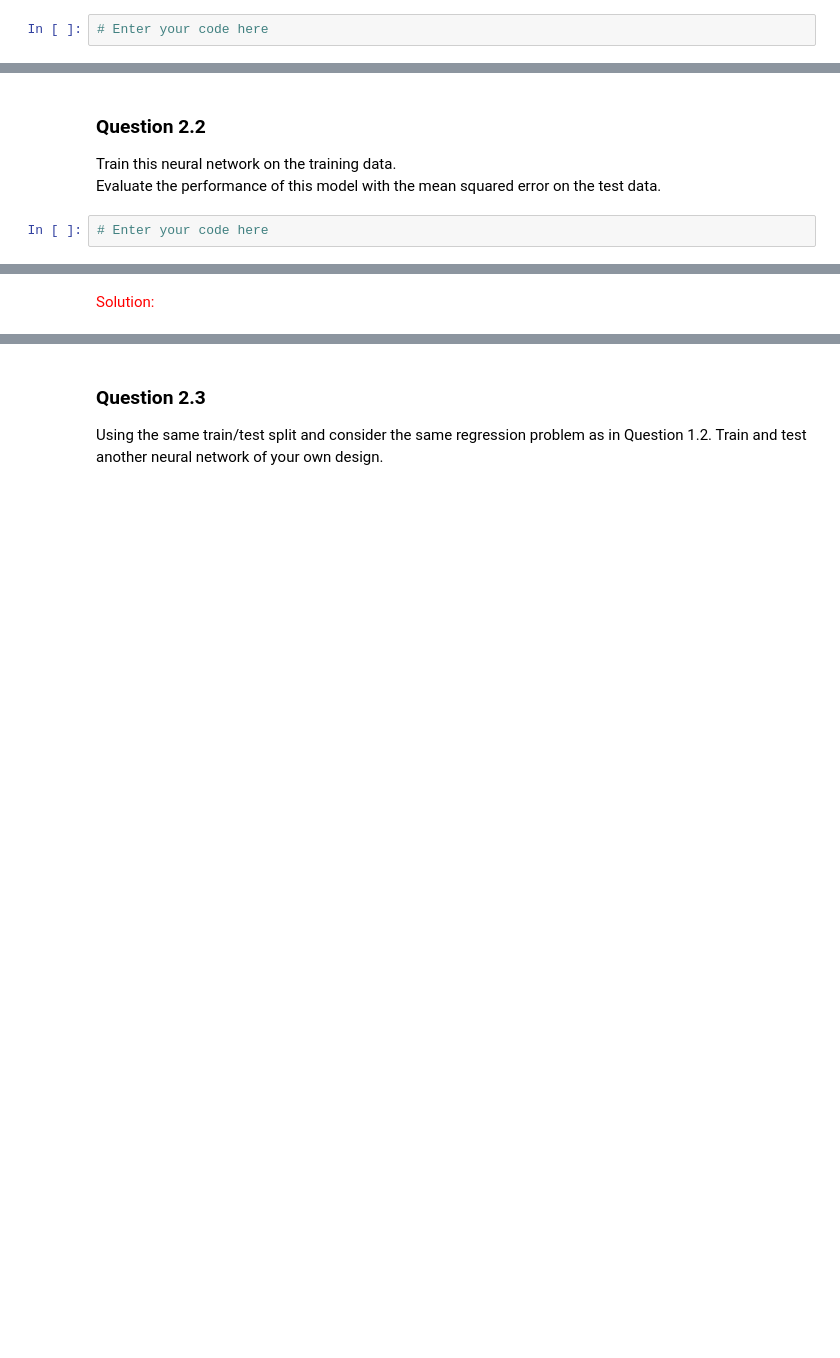
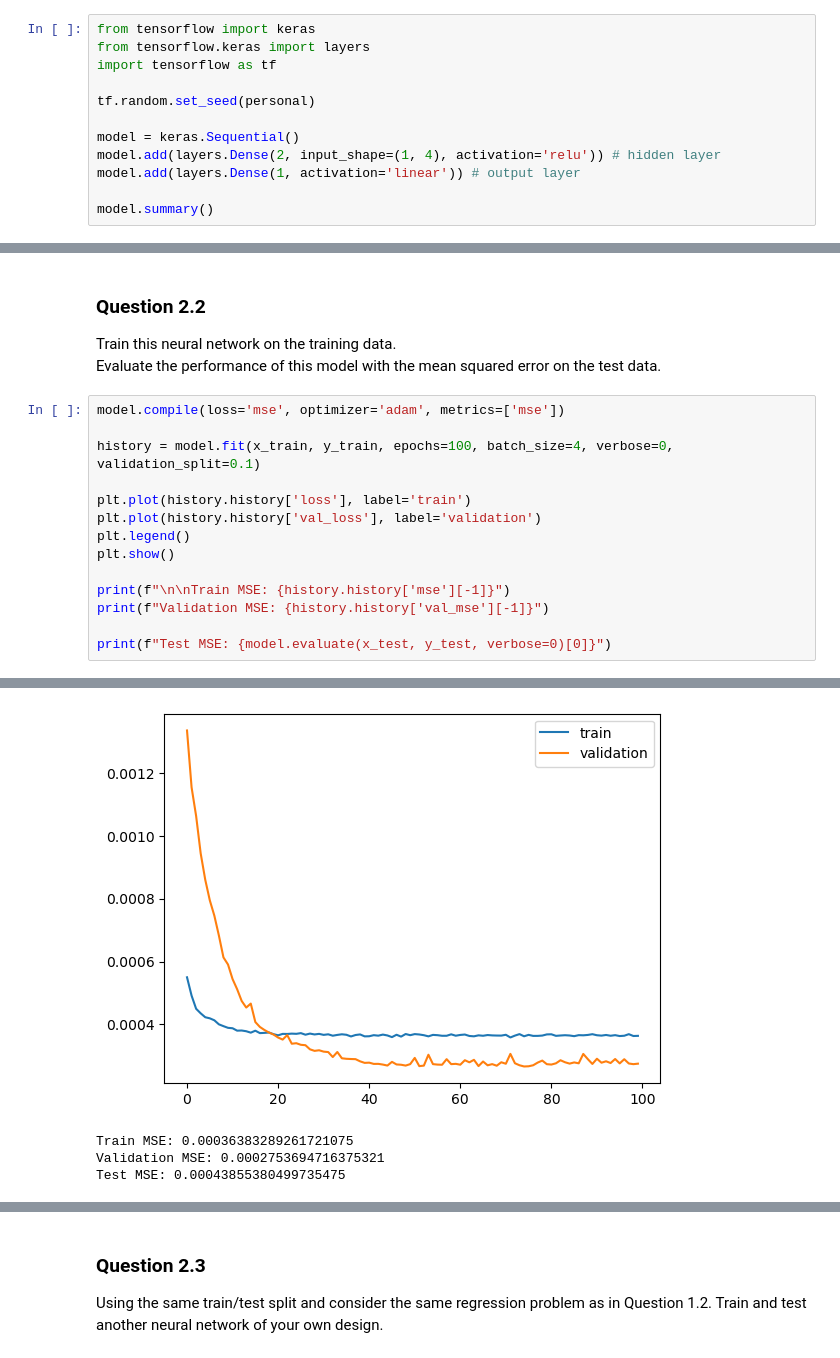
Before and after one commit to rshea33/FA-691, a Jupyter notebook: Homeworks/Homework 2/FA691-HW2.ipynb, the cells around one changed output, grey strips where cells are left out. Saved outputs shown, nothing was run; the diff lists cells and outputs as text; blank space fills up the shorter version.

```diff
--- a/Homeworks/Homework 2/FA691-HW2.ipynb
+++ b/Homeworks/Homework 2/FA691-HW2.ipynb
@@ -43,4 +107,14 @@ Using the same data, train/test split ratio, and consider the same regression pr
 Create a feed-forward neural network with a single hidden layer (2 hidden nodes) densely connected to the inputs.
 You may choose any activation functions you wish.
 # %%
-# Enter your code here
+from tensorflow import keras
+from tensorflow.keras import layers
+import tensorflow as tf
+
+tf.random.set_seed(personal)
+
+model = keras.Sequential()
+model.add(layers.Dense(2, input_shape=(1, 4), activation='relu')) # hidden layer
+model.add(layers.Dense(1, activation='linear')) # output layer
+
+model.summary()
@@ -49,4 +139,17 @@ You may choose any activation functions you wish.
 Train this neural network on the training data.
 Evaluate the performance of this model with the mean squared error on the test data.
 # %%
-# Enter your code here
+model.compile(loss='mse', optimizer='adam', metrics=['mse'])
+
+history = model.fit(x_train, y_train, epochs=100, batch_size=4, verbose=0, validation_split=0.1)
+
+plt.plot(history.history['loss'], label='train')
+plt.plot(history.history['val_loss'], label='validation')
+plt.legend()
+plt.show()
+
+print(f"\n\nTrain MSE: {history.history['mse'][-1]}")
+print(f"Validation MSE: {history.history['val_mse'][-1]}")
+
+print(f"Test MSE: {model.evaluate(x_test, y_test, verbose=0)[0]}")
+# %% [output]
@@ -53,2 +160,4 @@ Evaluate the performance of this model with the mean squared error on the test d
+[figure, added]
+Train MSE: 0.00036383289261721075
+Validation MSE: 0.0002753694716375321
+Test MSE: 0.00043855380499735475
-# %% [markdown]
-<font color='red'>Solution:</font>
```
Also changed, not shown: parts of 13 cells of this notebook, 1 other file.
